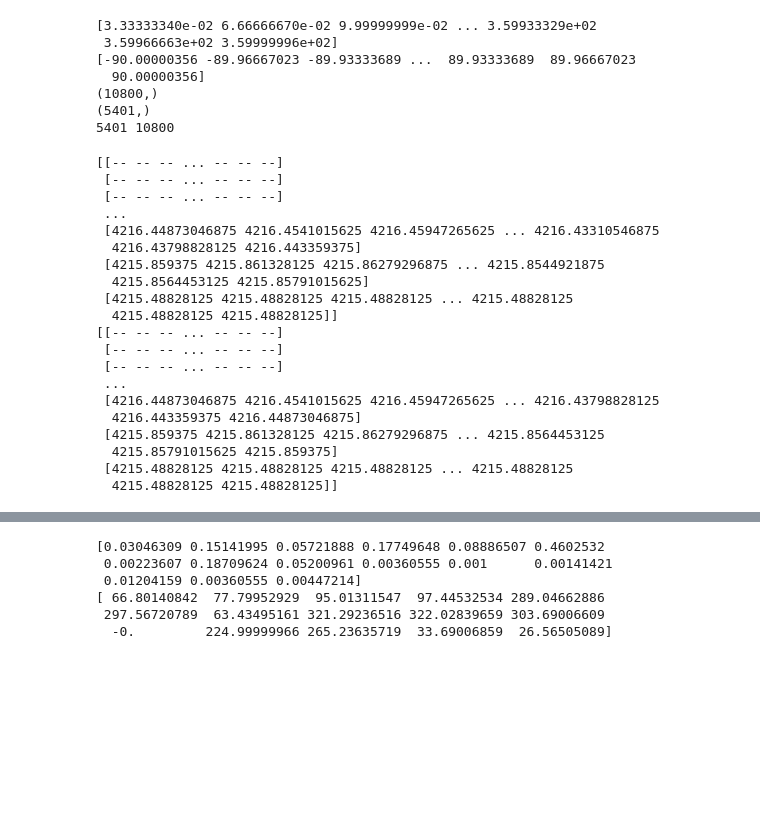
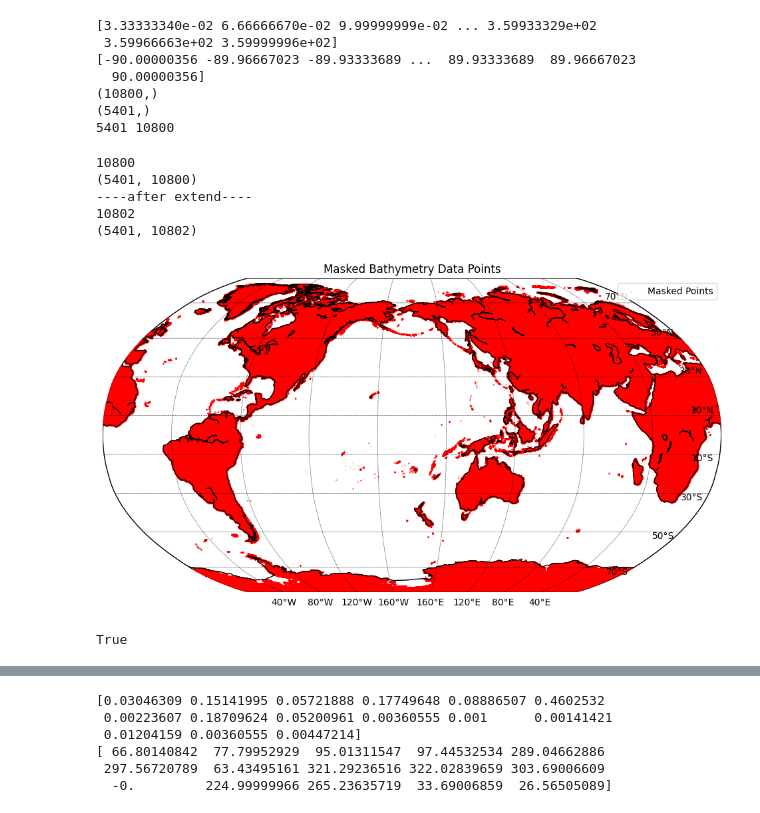
Before and after one commit to cywhale/tide, a Jupyter notebook: extract_constants.ipynb, the cells around one changed output, grey strips where cells are left out. Cells and saved outputs as stored; diff of their text form; code cells hidden in the pictures; blank space fills up the shorter version.

```diff
--- a/extract_constants.ipynb
+++ b/extract_constants.ipynb
@@ -478,11 +258,11 @@ def tpxo2zarr(lon, lat, bathymetry, amp_var, ph_var, tpxo_model, chunk_size_lat=
     return cnt_chunk
 # %%
 # Adjust longitude and lat values as per convention
-lonzx = adjust_lon_lat(lonz, lonz)
+lonzx = lonz #already in [0,360] # adjust_lon_lat(lonz, lonz)
 
 # Determine if it's a global grid
 dlon = lonzx[1] - lonzx[0]
-global_grid = np.isclose(lonzx[-1] - lonzx[0], 360.0 - dlon)
+global_grid = True # np.isclose(lonzx[-1] - lonzx[0], 360.0 - dlon)
 if global_grid:
     lonzx = extend_array(lonzx, dlon)
     bathy_zx = extend_matrix(bathy_z)
@@ -490,28 +270,26 @@ if global_grid:
 # create masks
 bathy_zx.mask = (bathy_zx.data == 0)
 
-lon_grid, lat_grid = np.meshgrid(lonzx, latz)
-Dz = spline_2d(lonzx, latz, bathy_zx, lon_grid, lat_grid, reducer=np.ceil, kx=1, ky=1)
-print(bathy_z)
-print(Dz)
+#lon_grid, lat_grid = np.meshgrid(lonzx, latz)
+#Dz = spline_2d(lonzx, latz, bathy_zx, lon_grid, lat_grid, reducer=np.ceil, kx=1, ky=1)
+print(len(lonz))
+print(bathy_z.shape)
+print('----after extend----')
+print(len(lonzx))
+print(bathy_zx.shape)
 # %% [output]
-[[-- -- -- ... -- -- --]
- [-- -- -- ... -- -- --]
- [-- -- -- ... -- -- --]
- ...
- [4216.44873046875 4216.4541015625 4216.45947265625 ... 4216.43310546875
-  4216.43798828125 4216.443359375]
- [4215.859375 4215.861328125 4215.86279296875 ... 4215.8544921875
-  4215.8564453125 4215.85791015625]
- [4215.48828125 4215.48828125 4215.48828125 ... 4215.48828125
-  4215.48828125 4215.48828125]]
-[[-- -- -- ... -- -- --]
- [-- -- -- ... -- -- --]
- [-- -- -- ... -- -- --]
- ...
- [4216.44873046875 4216.4541015625 4216.45947265625 ... 4216.43798828125
-  4216.443359375 4216.44873046875]
- [4215.859375 4215.861328125 4215.86279296875 ... 4215.8564453125
-  4215.85791015625 4215.859375]
- [4215.48828125 4215.48828125 4215.48828125 ... 4215.48828125
-  4215.48828125 4215.48828125]]
+10800
+(5401, 10800)
+----after extend----
+10802
+(5401, 10802)
+# %%
+plot_model_mask(bathy_zx[:,1:10801].mask)
+# %% [output]
+[figure, added]
+# %%
+#Global variable
+#global_grid = False
+print(global_grid)
+# %% [output]
+True
```
Also changed, not shown: parts of 63 cells of this notebook, 9 other files.
